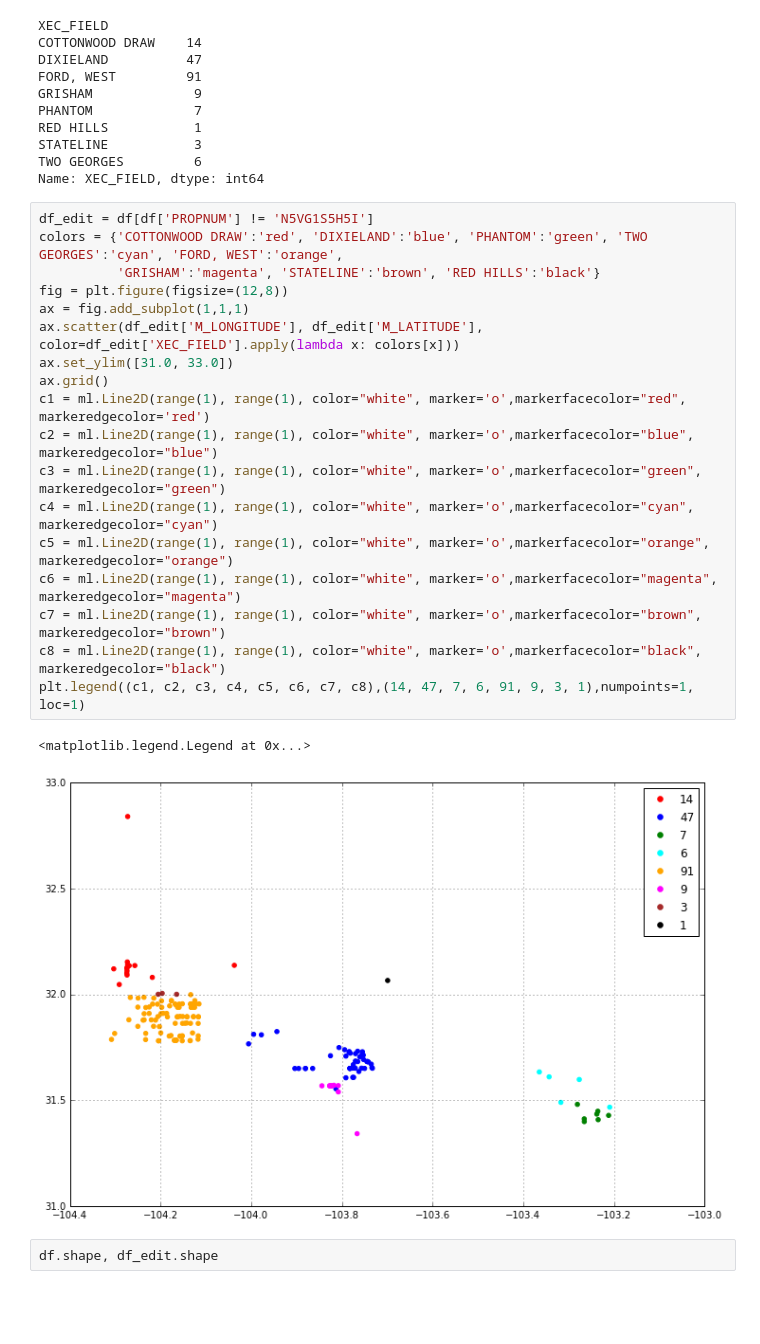
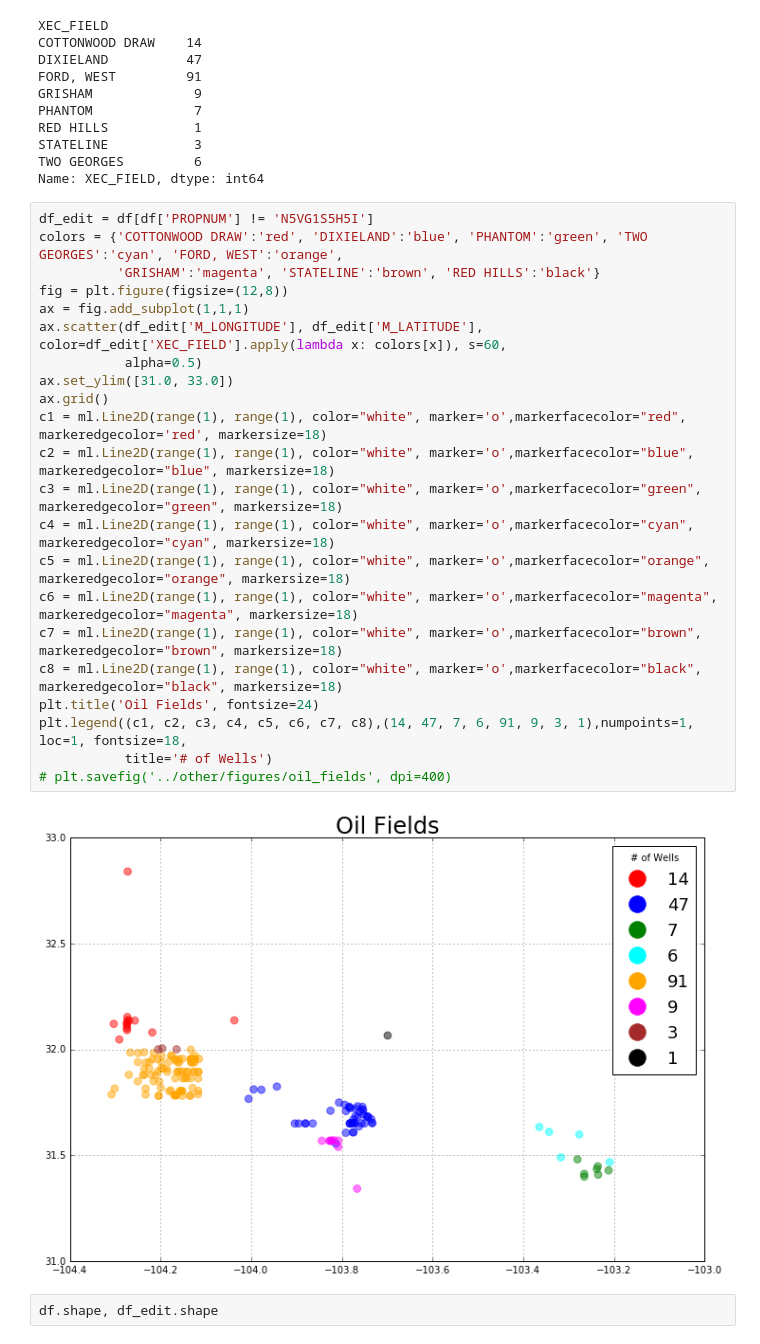
Before and after one commit to jpgrana/bayesian-approach-predicting-well-production, a Jupyter notebook: production.ipynb, the cells around one changed output. Saved outputs shown, nothing was run; the diff lists cells and outputs as text; blank space fills up the shorter version.

```diff
--- a/production.ipynb
+++ b/production.ipynb
@@ -139,24 +144,27 @@ Name: XEC_FIELD, dtype: int64
 # %%
 df_edit = df[df['PROPNUM'] != 'N5VG1S5H5I']
 colors = {'COTTONWOOD DRAW':'red', 'DIXIELAND':'blue', 'PHANTOM':'green', 'TWO GEORGES':'cyan', 'FORD, WEST':'orange',
           'GRISHAM':'magenta', 'STATELINE':'brown', 'RED HILLS':'black'}
 fig = plt.figure(figsize=(12,8))
 ax = fig.add_subplot(1,1,1)
-ax.scatter(df_edit['M_LONGITUDE'], df_edit['M_LATITUDE'], color=df_edit['XEC_FIELD'].apply(lambda x: colors[x]))
+ax.scatter(df_edit['M_LONGITUDE'], df_edit['M_LATITUDE'], color=df_edit['XEC_FIELD'].apply(lambda x: colors[x]), s=60,
+           alpha=0.5)
 ax.set_ylim([31.0, 33.0])
 ax.grid()
-c1 = ml.Line2D(range(1), range(1), color="white", marker='o',markerfacecolor="red", markeredgecolor='red')
-c2 = ml.Line2D(range(1), range(1), color="white", marker='o',markerfacecolor="blue", markeredgecolor="blue")
-c3 = ml.Line2D(range(1), range(1), color="white", marker='o',markerfacecolor="green", markeredgecolor="green")
-c4 = ml.Line2D(range(1), range(1), color="white", marker='o',markerfacecolor="cyan", markeredgecolor="cyan")
-c5 = ml.Line2D(range(1), range(1), color="white", marker='o',markerfacecolor="orange", markeredgecolor="orange")
-c6 = ml.Line2D(range(1), range(1), color="white", marker='o',markerfacecolor="magenta", markeredgecolor="magenta")
-c7 = ml.Line2D(range(1), range(1), color="white", marker='o',markerfacecolor="brown", markeredgecolor="brown")
-c8 = ml.Line2D(range(1), range(1), color="white", marker='o',markerfacecolor="black", markeredgecolor="black")
-plt.legend((c1, c2, c3, c4, c5, c6, c7, c8),(14, 47, 7, 6, 91, 9, 3, 1),numpoints=1, loc=1)
+c1 = ml.Line2D(range(1), range(1), color="white", marker='o',markerfacecolor="red", markeredgecolor='red', markersize=18)
+c2 = ml.Line2D(range(1), range(1), color="white", marker='o',markerfacecolor="blue", markeredgecolor="blue", markersize=18)
+c3 = ml.Line2D(range(1), range(1), color="white", marker='o',markerfacecolor="green", markeredgecolor="green", markersize=18)
+c4 = ml.Line2D(range(1), range(1), color="white", marker='o',markerfacecolor="cyan", markeredgecolor="cyan", markersize=18)
+c5 = ml.Line2D(range(1), range(1), color="white", marker='o',markerfacecolor="orange", markeredgecolor="orange", markersize=18)
+c6 = ml.Line2D(range(1), range(1), color="white", marker='o',markerfacecolor="magenta", markeredgecolor="magenta", markersize=18)
+c7 = ml.Line2D(range(1), range(1), color="white", marker='o',markerfacecolor="brown", markeredgecolor="brown", markersize=18)
+c8 = ml.Line2D(range(1), range(1), color="white", marker='o',markerfacecolor="black", markeredgecolor="black", markersize=18)
+plt.title('Oil Fields', fontsize=24)
+plt.legend((c1, c2, c3, c4, c5, c6, c7, c8),(14, 47, 7, 6, 91, 9, 3, 1),numpoints=1, loc=1, fontsize=18,
+           title='# of Wells')
+# plt.savefig('../other/figures/oil_fields', dpi=400)
 # %% [output]
-<matplotlib.legend.Legend at 0x...>
-[figure, old version]
+[figure, new version]
 # %%
 df.shape, df_edit.shape
 # %% [output]
```
Also changed, not shown: parts of 3 cells of this notebook, 3 other files.
